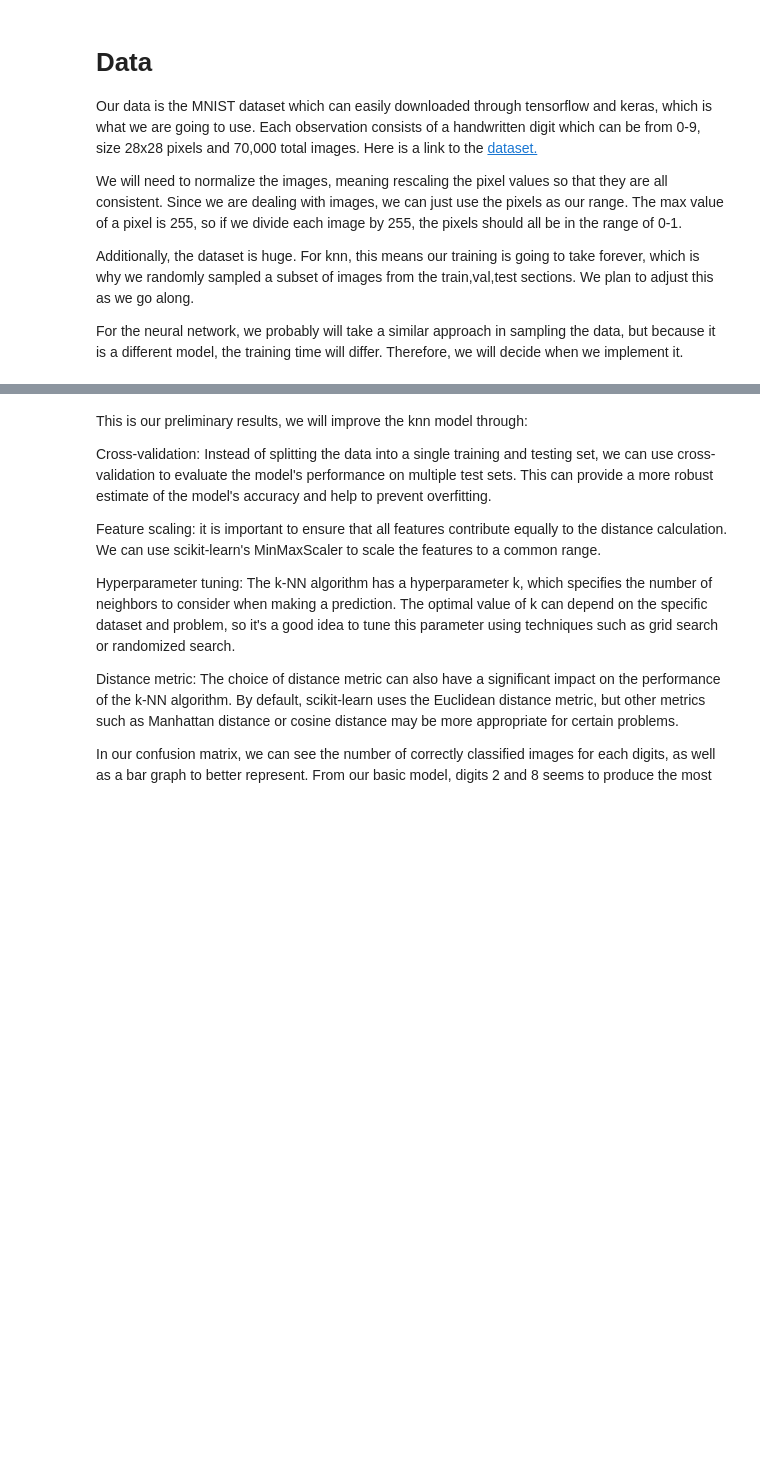
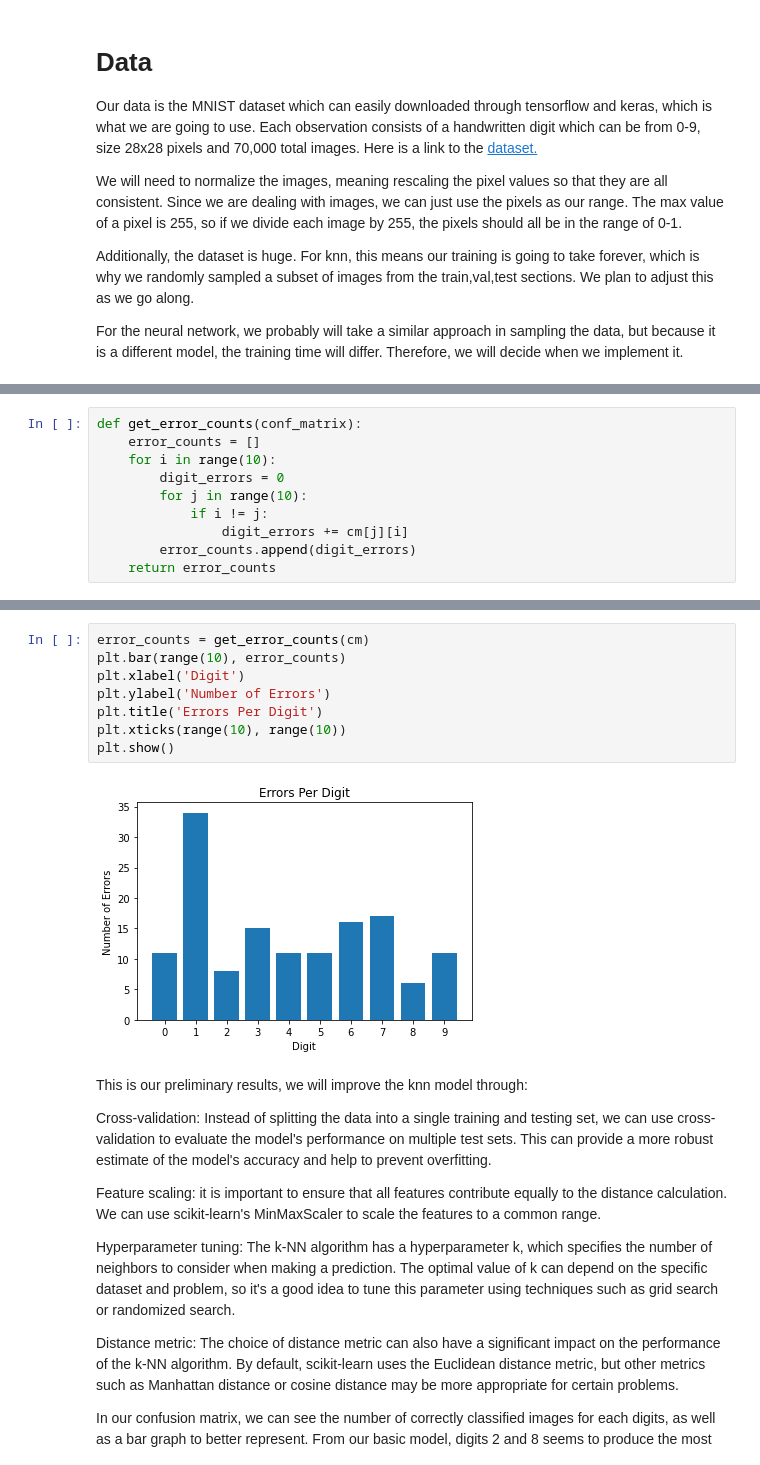
Before and after one commit to COGS118A/Group008-Wi23, a Jupyter notebook: ProposalGroup008-Wi23.ipynb, the cells around one changed output, grey strips where cells are left out. Saved outputs shown, nothing was run; the diff lists cells and outputs as text; blank space fills up the shorter version.

```diff
--- a/ProposalGroup008-Wi23.ipynb
+++ b/ProposalGroup008-Wi23.ipynb
@@ -256,0 +123,10 @@ array([ 3.,  9.,  1.,  6.,  3.,  3.,  2., 10.,  0.,  9.])
+# %%
+def get_error_counts(conf_matrix):
+    error_counts = []
+    for i in range(10):
+        digit_errors = 0
+        for j in range(10):
+            if i != j:
+                digit_errors += cm[j][i]
+        error_counts.append(digit_errors)
+    return error_counts
@@ -257,3 +188,13 @@ array([ 3.,  9.,  1.,  6.,  3.,  3.,  2., 10.,  0.,  9.])
+# %%
+error_counts = get_error_counts(cm)
+plt.bar(range(10), error_counts)
+plt.xlabel('Digit')
+plt.ylabel('Number of Errors')
+plt.title('Errors Per Digit')
+plt.xticks(range(10), range(10))
+plt.show()
+# %% [output]
+[figure, added]
 # %% [markdown]
 This is our preliminary results, we will improve the knn model through:
 
```
Also changed, not shown: parts of 45 cells of this notebook.
